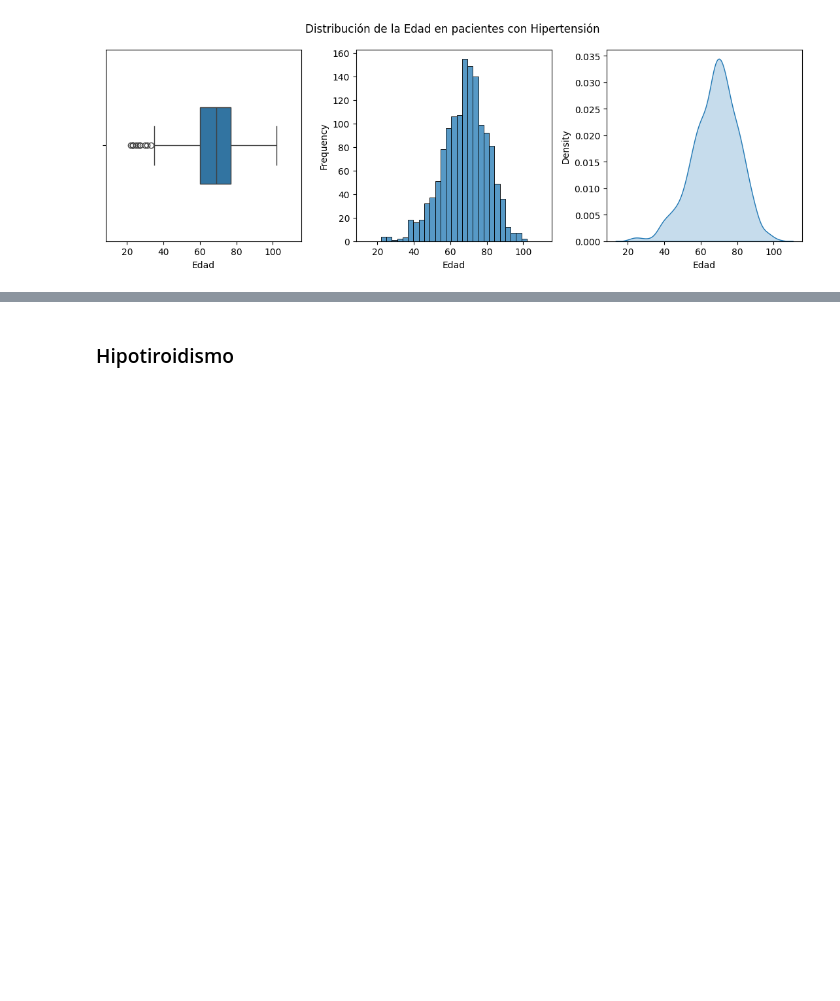
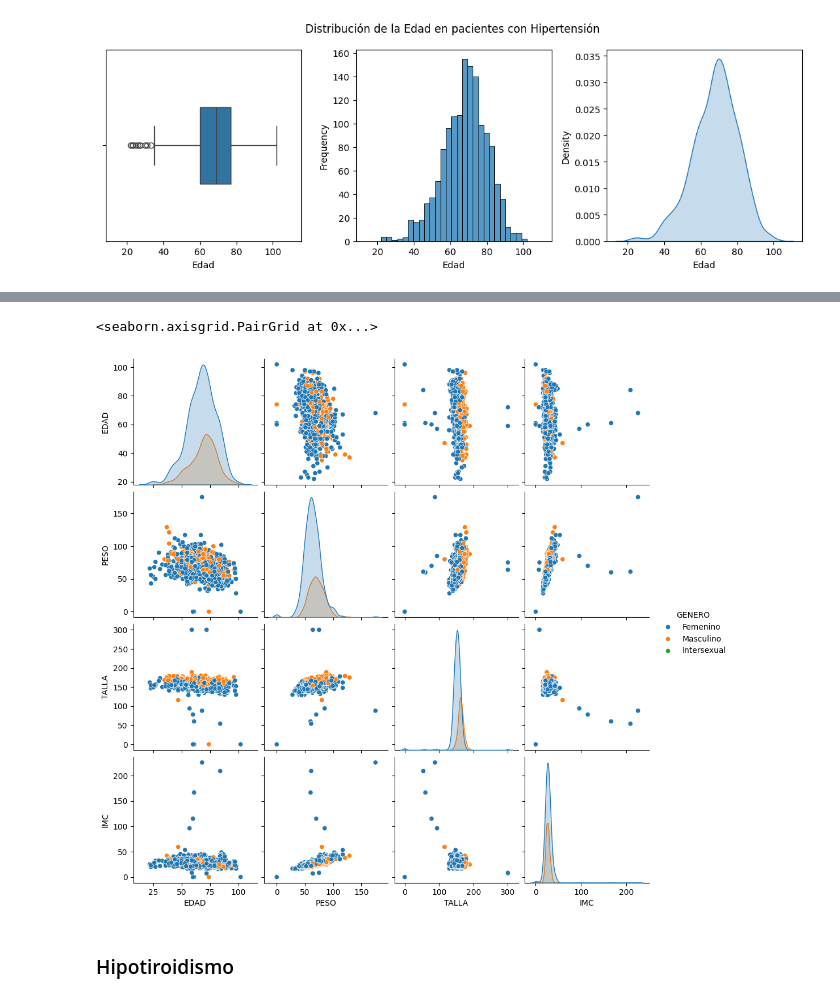
Before and after one commit to yeisonluna/Chcronic-desease-Colombia, a Jupyter notebook: notebooks/EDA.ipynb, the cells around one changed output, grey strips where cells are left out. Cells and saved outputs as stored; diff of their text form; code cells hidden in the pictures; blank space fills up the shorter version.

```diff
--- a/notebooks/EDA.ipynb
+++ b/notebooks/EDA.ipynb
@@ -315,3 +380,12 @@ plt.tight_layout()
+# %%
+df = hipertension_df
+sns.pairplot(
+    data=df,
+    hue='GENERO'
+)
+# %% [output]
+<seaborn.axisgrid.PairGrid at 0x...>
+[figure, added]
 # %% [markdown]
 ### Hipotiroidismo
 # %%
```
Also changed, not shown: parts of 8 cells of this notebook.
